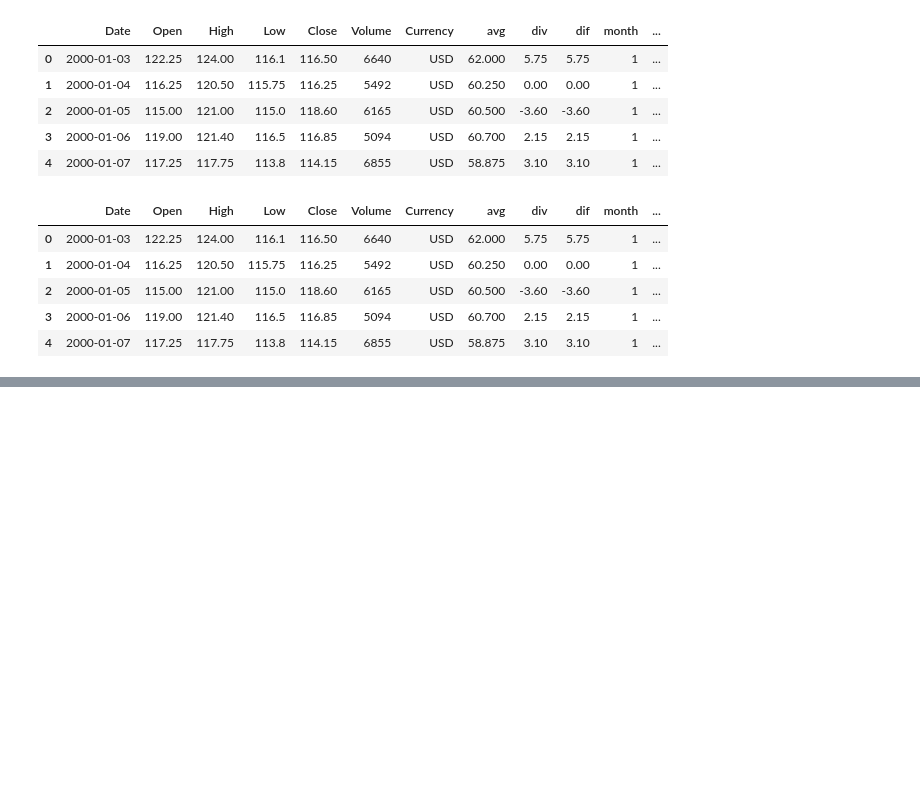
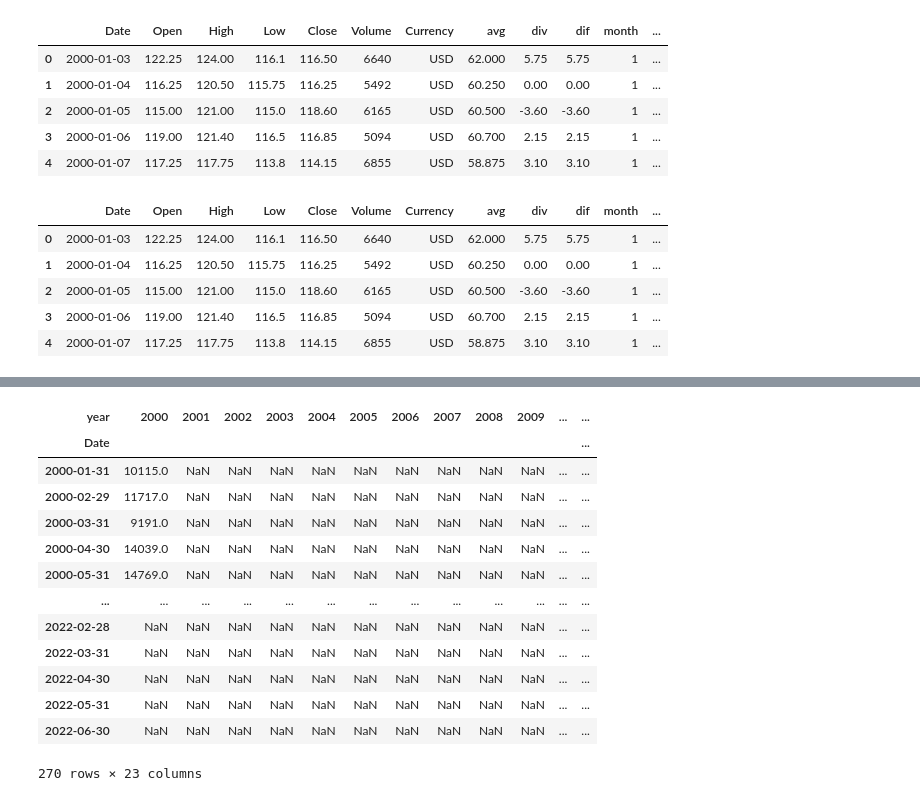
Before and after one commit to TeixeiraData/coffee-repository, a Jupyter notebook: first.ipynb, the cells around one changed output, grey strips where cells are left out. Saved outputs shown, nothing was run; the diff lists cells and outputs as text; code cells hidden in the pictures; blank space fills up the shorter version.

```diff
--- a/first.ipynb
+++ b/first.ipynb
@@ -493,0 +547,18 @@ coffee.head()
+# %%
+monthly_max = coffee_33.resample("M").max()
+monthly_max
+# %% [output]
+| year | 2000 | 2001 | 2002 | 2003 | 2004 | 2005 | 2006 | 2007 | 2008 | 2009 | ... | ... |
+| Date |  |  |  |  |  |  |  |  |  |  |  | ... |
+| 2000-01-31 | 10115.0 | NaN | NaN | NaN | NaN | NaN | NaN | NaN | NaN | NaN | ... | ... |
+| 2000-02-29 | 11717.0 | NaN | NaN | NaN | NaN | NaN | NaN | NaN | NaN | NaN | ... | ... |
+| 2000-03-31 | 9191.0 | NaN | NaN | NaN | NaN | NaN | NaN | NaN | NaN | NaN | ... | ... |
+| 2000-04-30 | 14039.0 | NaN | NaN | NaN | NaN | NaN | NaN | NaN | NaN | NaN | ... | ... |
+| 2000-05-31 | 14769.0 | NaN | NaN | NaN | NaN | NaN | NaN | NaN | NaN | NaN | ... | ... |
+| ... | ... | ... | ... | ... | ... | ... | ... | ... | ... | ... | ... | ... |
+| 2022-02-28 | NaN | NaN | NaN | NaN | NaN | NaN | NaN | NaN | NaN | NaN | ... | ... |
+| 2022-03-31 | NaN | NaN | NaN | NaN | NaN | NaN | NaN | NaN | NaN | NaN | ... | ... |
+| 2022-04-30 | NaN | NaN | NaN | NaN | NaN | NaN | NaN | NaN | NaN | NaN | ... | ... |
+| 2022-05-31 | NaN | NaN | NaN | NaN | NaN | NaN | NaN | NaN | NaN | NaN | ... | ... |
+| 2022-06-30 | NaN | NaN | NaN | NaN | NaN | NaN | NaN | NaN | NaN | NaN | ... | ... |
+270 rows × 23 columns
```
Also changed, not shown: parts of 5 cells of this notebook, 1 other file.
